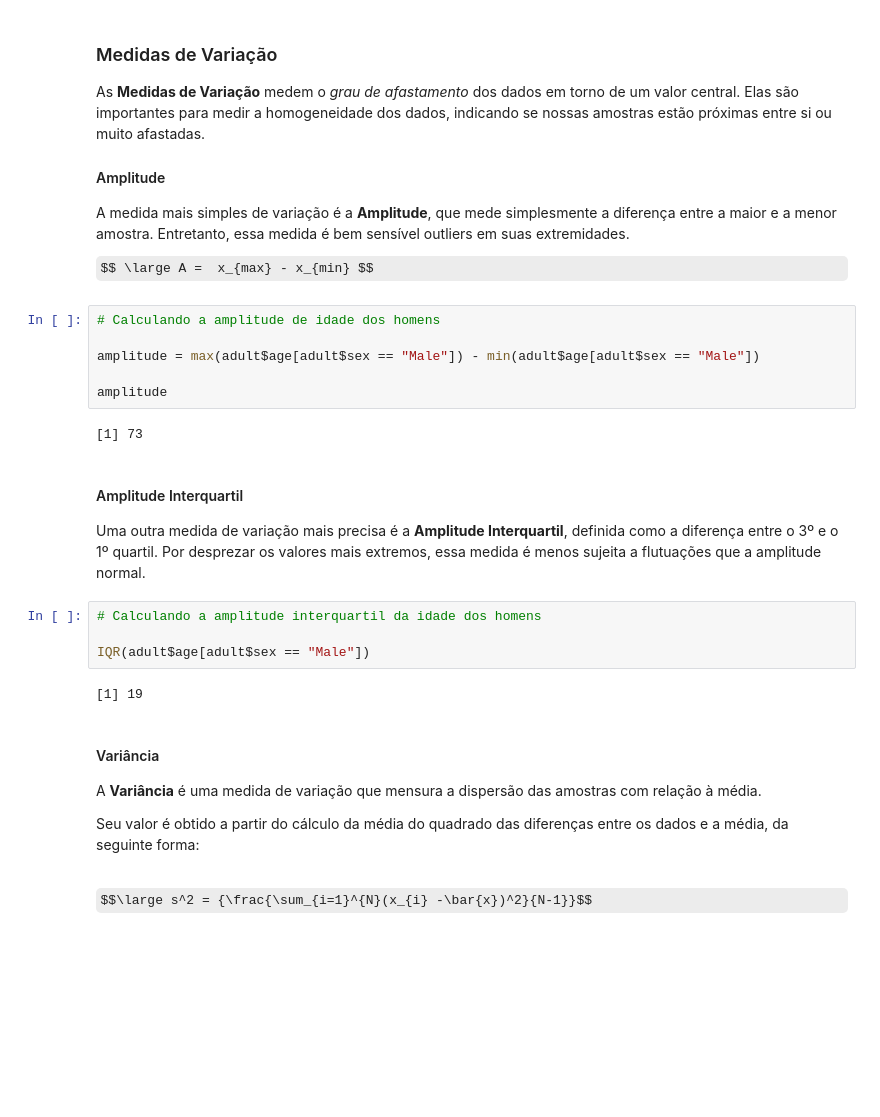
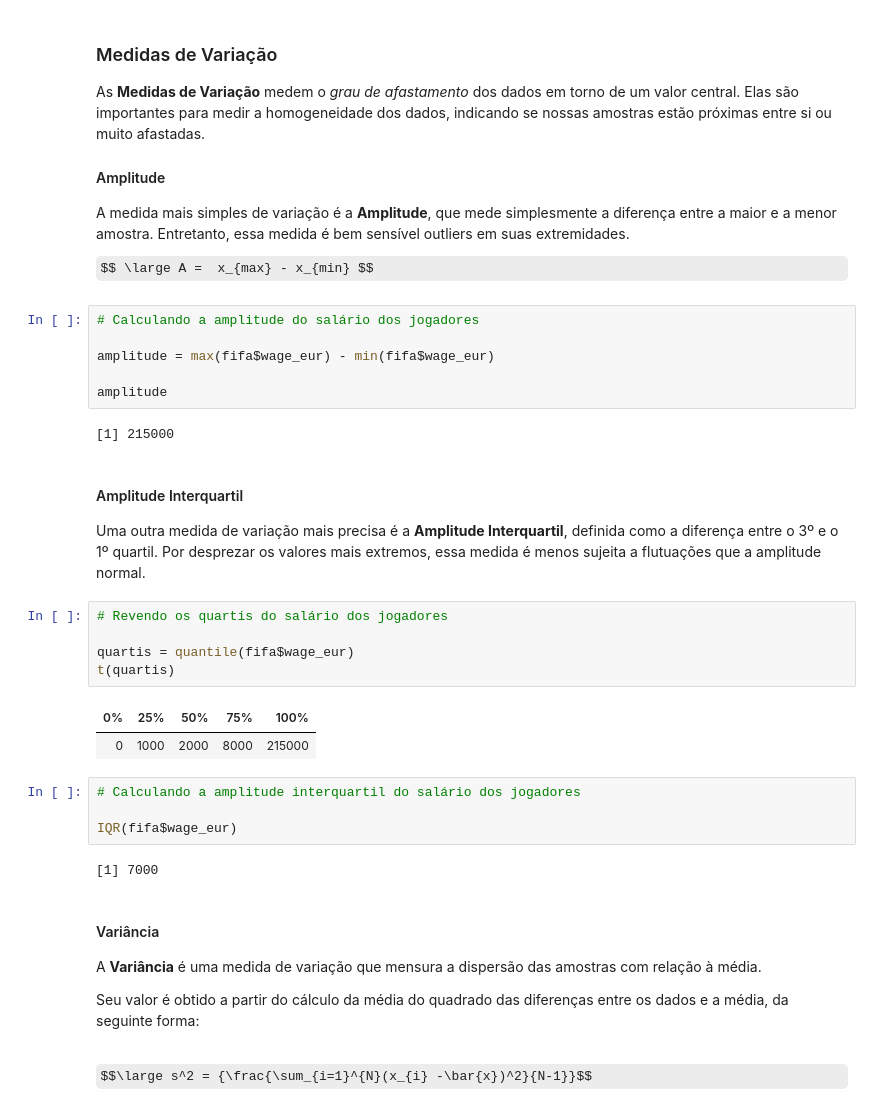
Before and after one commit to turing-usp/workshop_estatistica_com_R, a Jupyter notebook: fifa-gabarito.ipynb, the cells around one changed output. Drawn from its saved outputs; the diff is of its cells as text; some formulas as TeX source; blank space fills up the shorter version.

```diff
--- a/fifa-gabarito.ipynb
+++ b/fifa-gabarito.ipynb
@@ -441,23 +431,31 @@ A medida mais simples de variação é a **Amplitude**, que mede simplesmente a
 
 $$ \large A =  x_{max} - x_{min} $$
 # %%
-# Calculando a amplitude de idade dos homens
+# Calculando a amplitude do salário dos jogadores
 
-amplitude = max(adult$age[adult$sex == "Male"]) - min(adult$age[adult$sex == "Male"])
+amplitude = max(fifa$wage_eur) - min(fifa$wage_eur)
 
 amplitude
 # %% [output]
-[1] 73
+[1] 215000
 # %% [markdown]
 #### <a id="amplitude_interquartil"></a> Amplitude Interquartil
 
 Uma outra medida de variação mais precisa é a **Amplitude Interquartil**, definida como a diferença entre o 3º e o 1º quartil. Por desprezar os valores mais extremos, essa medida é menos sujeita a flutuações que a amplitude normal.
+# %%
+# Revendo os quartis do salário dos jogadores
+
+quartis = quantile(fifa$wage_eur)
+t(quartis)
+# %% [output]
+| 0% | 25% | 50% | 75% | 100% |
+| 0 | 1000 | 2000 | 8000 | 215000 |
 # %%
-# Calculando a amplitude interquartil da idade dos homens
+# Calculando a amplitude interquartil do salário dos jogadores
 
-IQR(adult$age[adult$sex == "Male"])
+IQR(fifa$wage_eur)
 # %% [output]
-[1] 19
+[1] 7000
 # %% [markdown]
 #### <a id="variancia"></a> Variância
 
```
Also changed, not shown: parts of 24 cells of this notebook, 1 other file.
